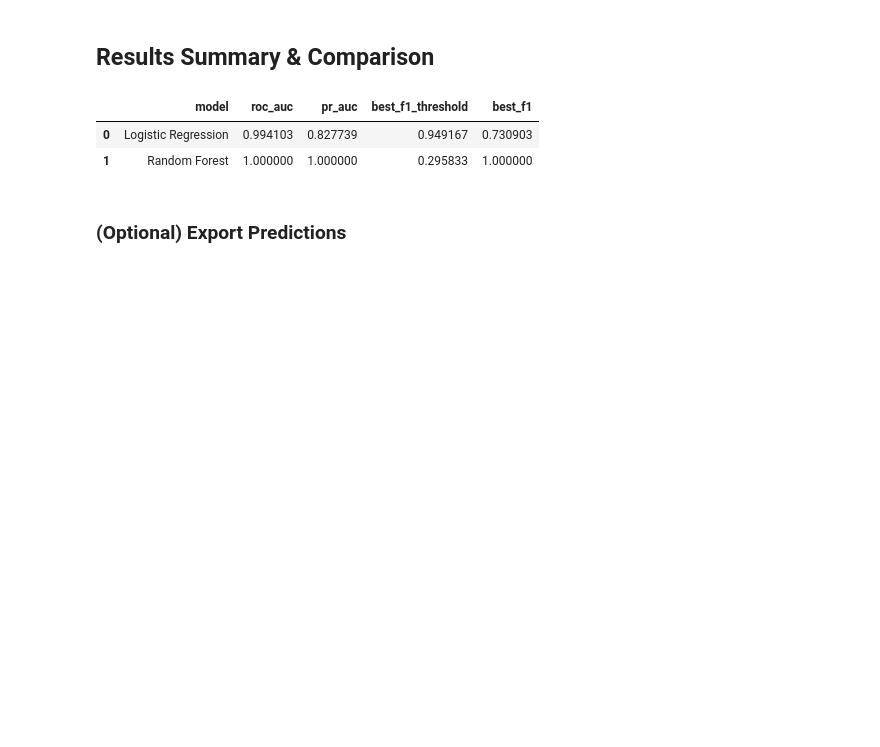
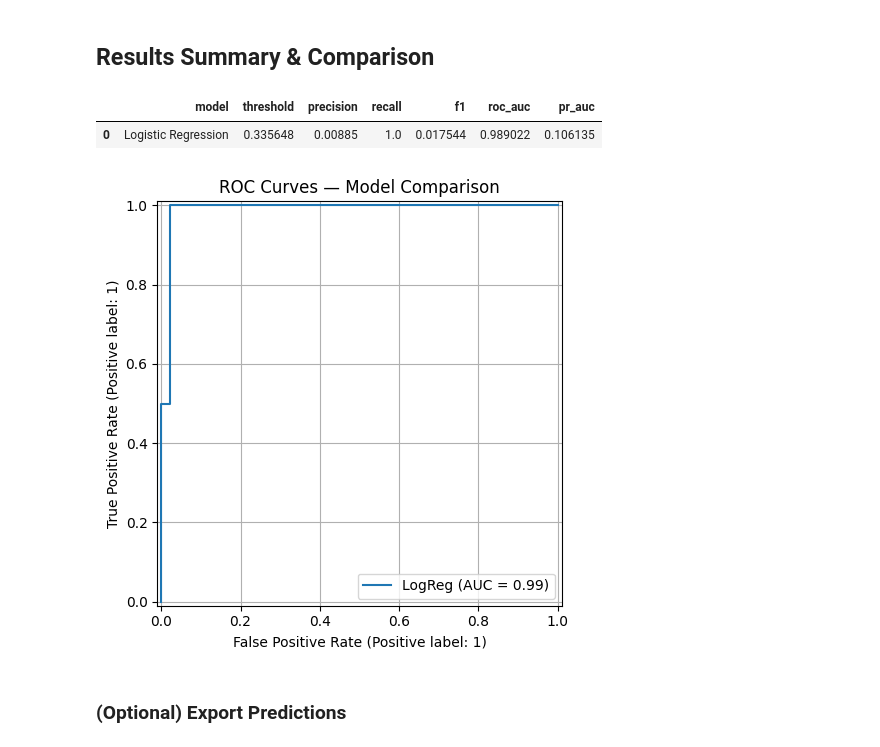
Before and after one commit to SasankaDidula/fraud-detection-ml-assignment, a Jupyter notebook: Fraud_Detection_Assignment.ipynb, the cells around one changed output. Saved outputs shown, nothing was run; the diff lists cells and outputs as text; code cells hidden in the pictures; blank space fills up the shorter version.

```diff
--- a/Fraud_Detection_Assignment.ipynb
+++ b/Fraud_Detection_Assignment.ipynb
@@ -408,0 +804,17 @@ plt.show()
+# %%
+# Build X/y from RAW columns; preprocessing/encoding happen in your Pipeline
+feature_cols = numeric_feats + categorical_feats
+
+X_train = df_train[feature_cols].copy()
+y_train = df_train["isFraud"].astype("int8").values
+
+X_test  = df_test[feature_cols].copy()
+y_test  = df_test["isFraud"].astype("int8").values
+
+# Ensure categoricals are strings for OHE
+for c in categorical_feats:
+    X_train[c] = X_train[c].astype("string")
+    X_test[c]  = X_test[c].astype("string")
+
+assert X_train["step"].max() <= USED_CUTOFF
+assert X_test["step"].min()  >  USED_CUTOFF  # (or > USED_CUTOFF + gap_steps if you set a gap)
@@ -409,20 +1264,31 @@ plt.show()
 # %% [markdown]
 ## Results Summary & Comparison
 # %%
+# After you compute proba_rf for RF:
+rows = []
+rows.append({"model":"Logistic Regression","threshold":CHOSEN_THRESHOLD,
+             "precision":precision_score(y_test, (proba_lr>=CHOSEN_THRESHOLD)),
+             "recall":recall_score(y_test, (proba_lr>=CHOSEN_THRESHOLD)),
+             "f1":f1_score(y_test, (proba_lr>=CHOSEN_THRESHOLD)),
+             "roc_auc":roc_auc_score(y_test, proba_lr),
+             "pr_auc":average_precision_score(y_test, proba_lr)})
 
-summary = pd.DataFrame({
-    "model": ["Logistic Regression", "Random Forest"],
-    "roc_auc": [roc_lr, roc_rf],
-    "pr_auc": [pr_lr, pr_rf],
-    "best_f1_threshold": [float(thres_table_lr.sort_values("f1", ascending=False).head(1)['threshold']),
-                          float(thres_table_rf.sort_values("f1", ascending=False).head(1)['threshold'])],
-    "best_f1": [float(thres_table_lr['f1'].max()), float(thres_table_rf['f1'].max())]
-})
-summary
+# Example for RF once available
+# rows.append({... same keys for RF ...})
+
+metrics_table = pd.DataFrame(rows)
+display(metrics_table)
+
+# Combined ROC
+fig, ax = plt.subplots(figsize=(6,5))
+RocCurveDisplay.from_predictions(y_test, proba_lr, name="LogReg", ax=ax)
+# RocCurveDisplay.from_predictions(y_test, proba_rf, name="RF", ax=ax)  # when ready
+ax.set_title("ROC Curves — Model Comparison")
+plt.tight_layout(); plt.show()
 # %% [output]
-|  | model | roc_auc | pr_auc | best_f1_threshold | best_f1 |
-| 0 | Logistic Regression | 0.994103 | 0.827739 | 0.949167 | 0.730903 |
-| 1 | Random Forest | 1.000000 | 1.000000 | 0.295833 | 1.000000 |
+|  | model | threshold | precision | recall | f1 | roc_auc | pr_auc |
+| 0 | Logistic Regression | 0.335648 | 0.00885 | 1.0 | 0.017544 | 0.989022 | 0.106135 |
+[figure, added]
 # %% [markdown]
 ### (Optional) Export Predictions
 # %%
```
Also changed, not shown: parts of 48 cells of this notebook, 1 other file.
